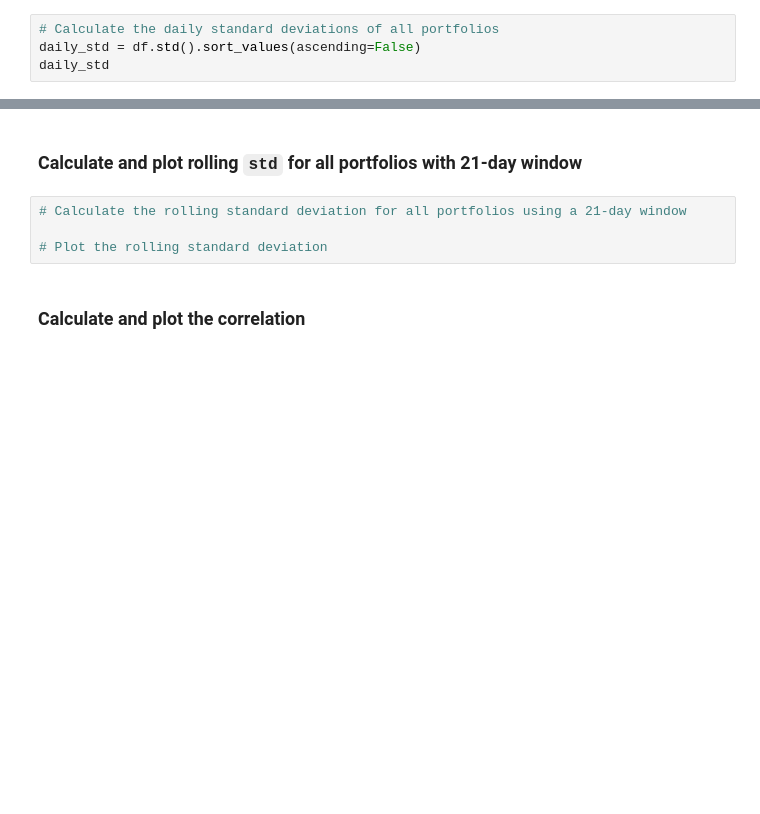
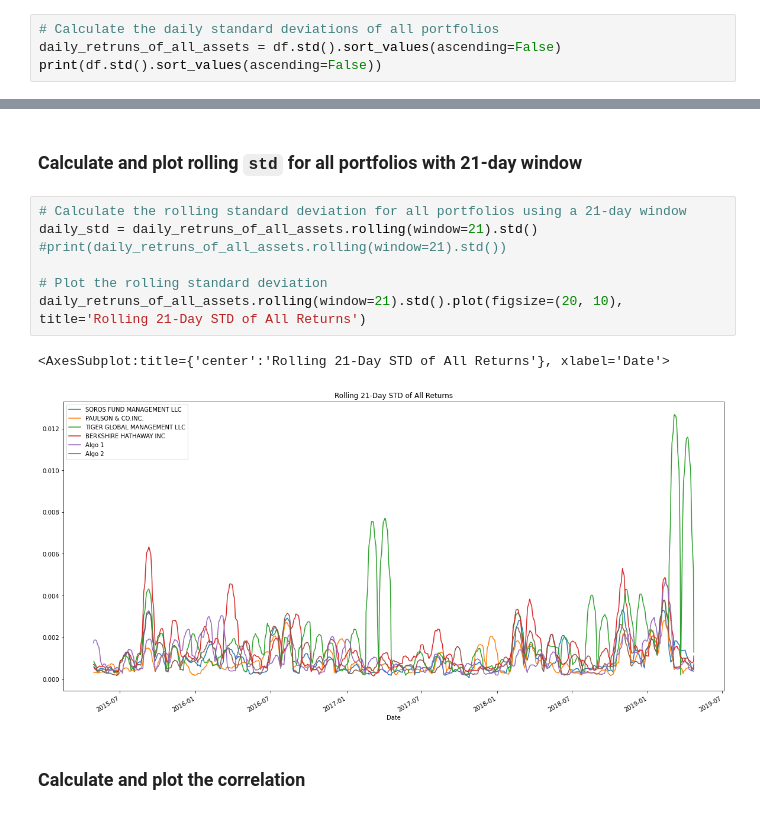
Before and after one commit to JamelBoyer/J_Boyer_Bootcamp, a Jupyter notebook: 02-Homework/04-Pandas/Instructions/Starter_Code/whale_analysis.ipynb, the cells around one changed output, grey strips where cells are left out. Drawn from its saved outputs; the diff is of its cells as text; blank space fills up the shorter version.

```diff
--- a/02-Homework/04-Pandas/Instructions/Starter_Code/whale_analysis.ipynb
+++ b/02-Homework/04-Pandas/Instructions/Starter_Code/whale_analysis.ipynb
@@ -341,8 +338,8 @@ df.plot.box(title= "portfolio Risk", figsize=(20,10))
 ### Calculate Standard Deviations
 # %%
 # Calculate the daily standard deviations of all portfolios
-daily_std = df.std().sort_values(ascending=False)
-daily_std
+daily_retruns_of_all_assets = df.std().sort_values(ascending=False)
+print(df.std().sort_values(ascending=False))
 # %% [output]
 BERKSHIRE HATHAWAY INC         0.012919
 TIGER GLOBAL MANAGEMENT LLC    0.010894
@@ -381,8 +390,14 @@ Risk changes over time. Analyze the rolling statistics for Risk and Beta.
 ### Calculate and plot rolling `std` for all portfolios with 21-day window
 # %%
 # Calculate the rolling standard deviation for all portfolios using a 21-day window
+daily_std = daily_retruns_of_all_assets.rolling(window=21).std()
+#print(daily_retruns_of_all_assets.rolling(window=21).std())
 
 # Plot the rolling standard deviation
+daily_retruns_of_all_assets.rolling(window=21).std().plot(figsize=(20, 10), title='Rolling 21-Day STD of All Returns')
+# %% [output]
+<AxesSubplot:title={'center':'Rolling 21-Day STD of All Returns'}, xlabel='Date'>
+[figure, added]
 # %% [markdown]
 ### Calculate and plot the correlation
 # %%
```
Also changed, not shown: parts of 10 cells of this notebook.
